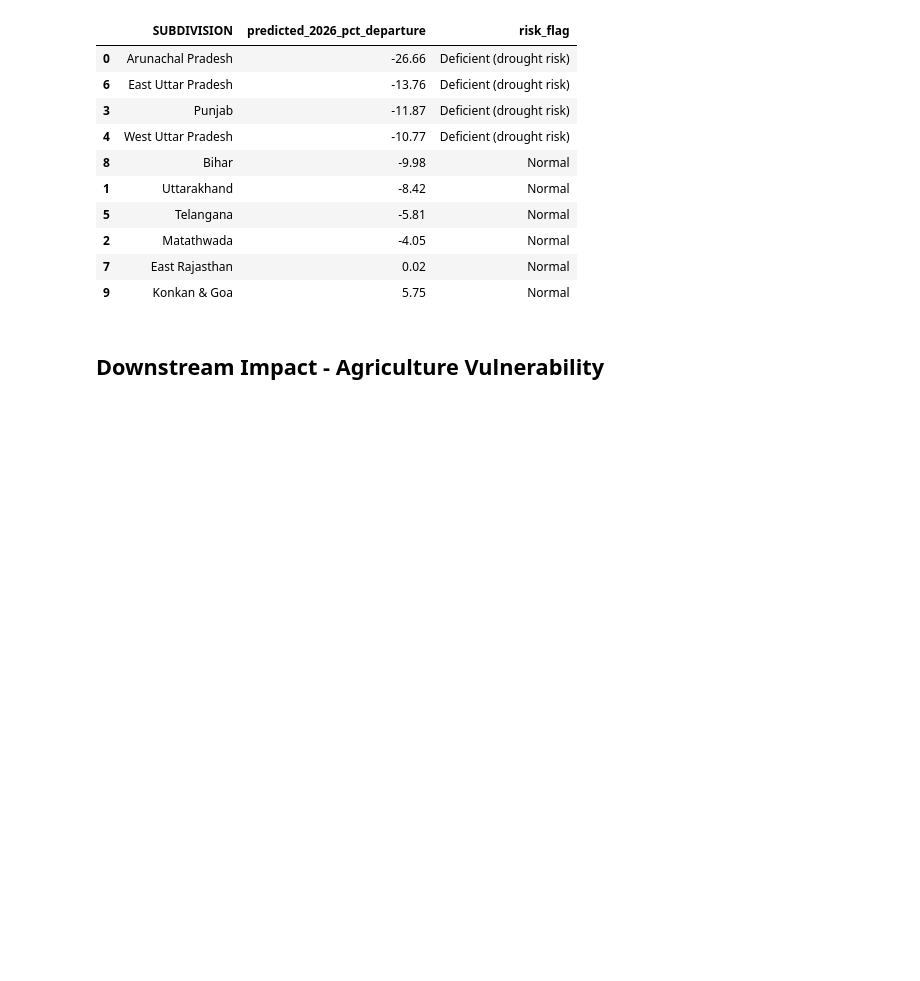
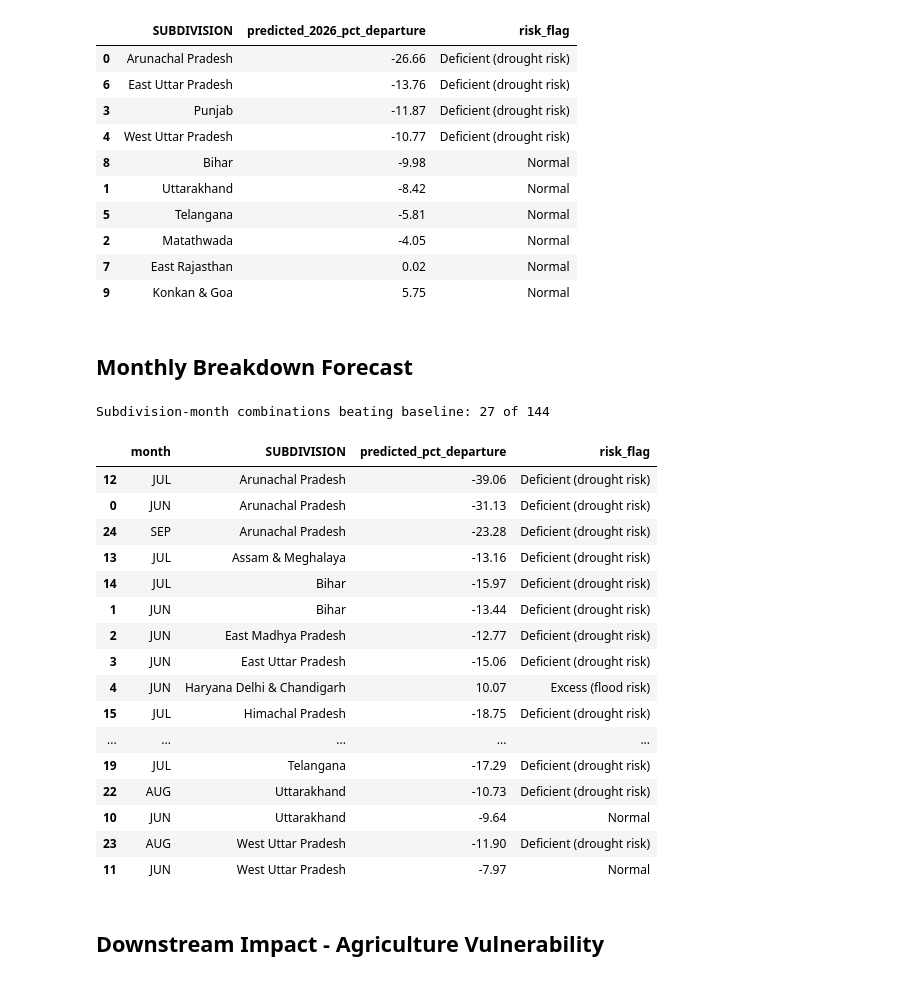
Before and after one commit to Tirumalashreya/monsoons-detection, a Jupyter notebook: notebooks/monsoon_prediction_pipeline.ipynb, the cells around one changed output. Saved outputs shown, nothing was run; the diff lists cells and outputs as text; code cells hidden in the pictures; blank space fills up the shorter version.

```diff
--- a/notebooks/monsoon_prediction_pipeline.ipynb
+++ b/notebooks/monsoon_prediction_pipeline.ipynb
@@ -512,6 +512,71 @@ forecast_2026
 | 2 | Matathwada | -4.05 | Normal |
 | 7 | East Rajasthan | 0.02 | Normal |
 | 9 | Konkan & Goa | 5.75 | Normal |
+# %% [markdown]
+## Monthly Breakdown Forecast
+# %%
+os.makedirs("../models/monthly", exist_ok=True)
+monthly_results = []
+monthly_forecast_rows = []
+
+for month in ["JUN", "JUL", "AUG", "SEP"]:
+    rain_month = rain[["SUBDIVISION", "YEAR", month]].copy()
+    clim_month = rain_month.groupby("SUBDIVISION")[month].transform("mean")
+    rain_month["pct_dep"] = (rain_month[month] - clim_month) / clim_month * 100
+    merged_month = rain_month.merge(df, on="YEAR", how="inner")
+
+    for name, group in merged_month.groupby("SUBDIVISION"):
+        g = group.dropna(subset=["spring_oni", "spring_iod", "spring_soi", "pct_dep"]).reset_index(drop=True)
+        if len(g) < 20:
+            continue
+        X = g[["spring_oni", "spring_iod", "spring_soi"]].values
+        y = g["pct_dep"].values
+        loo = LeaveOneOut()
+        bp, mp, ac = [], [], []
+        for train_idx, test_idx in loo.split(X):
+            bp.append(y[train_idx].mean())
+            reg = LinearRegression().fit(X[train_idx], y[train_idx])
+            mp.append(reg.predict(X[test_idx])[0])
+            ac.append(y[test_idx][0])
+        ac, bp, mp = np.array(ac), np.array(bp), np.array(mp)
+        b_rmse = np.sqrt(np.mean((ac - bp) ** 2))
+        m_rmse = np.sqrt(np.mean((ac - mp) ** 2))
+        monthly_results.append((month, name, len(g), b_rmse, m_rmse, b_rmse - m_rmse))
+
+        if b_rmse - m_rmse > 0:
+            final_month_model = LinearRegression().fit(X, y)
+            fname = name.replace(" ", "_").replace("&", "and")
+            joblib.dump(final_month_model, f"../models/monthly/{month}_{fname}_model.pkl")
+            pred_2026_month = final_month_model.predict(X_2026)[0]
+            monthly_forecast_rows.append((month, name, round(pred_2026_month, 2), risk_band(pred_2026_month)))
+
+monthly_model_results = pd.DataFrame(monthly_results, columns=["month", "SUBDIVISION", "n", "baseline_rmse", "model_rmse", "improvement"])
+monthly_model_results.to_csv("../data/processed/monthly_model_results.csv", index=False)
+
+monthly_forecast_2026 = pd.DataFrame(monthly_forecast_rows, columns=["month", "SUBDIVISION", "predicted_pct_departure", "risk_flag"])
+monthly_forecast_2026.to_csv("../data/processed/monthly_forecast_2026.csv", index=False)
+
+print("Subdivision-month combinations beating baseline:", (monthly_model_results["improvement"] > 0).sum(), "of", len(monthly_model_results))
+monthly_forecast_2026.sort_values(["SUBDIVISION", "month"])
+# %% [output]
+Subdivision-month combinations beating baseline: 27 of 144
+|  | month | SUBDIVISION | predicted_pct_departure | risk_flag |
+| 12 | JUL | Arunachal Pradesh | -39.06 | Deficient (drought risk) |
+| 0 | JUN | Arunachal Pradesh | -31.13 | Deficient (drought risk) |
+| 24 | SEP | Arunachal Pradesh | -23.28 | Deficient (drought risk) |
+| 13 | JUL | Assam & Meghalaya | -13.16 | Deficient (drought risk) |
+| 14 | JUL | Bihar | -15.97 | Deficient (drought risk) |
+| 1 | JUN | Bihar | -13.44 | Deficient (drought risk) |
+| 2 | JUN | East Madhya Pradesh | -12.77 | Deficient (drought risk) |
+| 3 | JUN | East Uttar Pradesh | -15.06 | Deficient (drought risk) |
+| 4 | JUN | Haryana Delhi & Chandigarh | 10.07 | Excess (flood risk) |
+| 15 | JUL | Himachal Pradesh | -18.75 | Deficient (drought risk) |
+| ... | ... | ... | ... | ... |
+| 19 | JUL | Telangana | -17.29 | Deficient (drought risk) |
+| 22 | AUG | Uttarakhand | -10.73 | Deficient (drought risk) |
+| 10 | JUN | Uttarakhand | -9.64 | Normal |
+| 23 | AUG | West Uttar Pradesh | -11.90 | Deficient (drought risk) |
+| 11 | JUN | West Uttar Pradesh | -7.97 | Normal |
 # %% [markdown]
 ## Downstream Impact - Agriculture Vulnerability
 # %%
```
Also changed, not shown: parts of 1 cell of this notebook, 31 other files.
